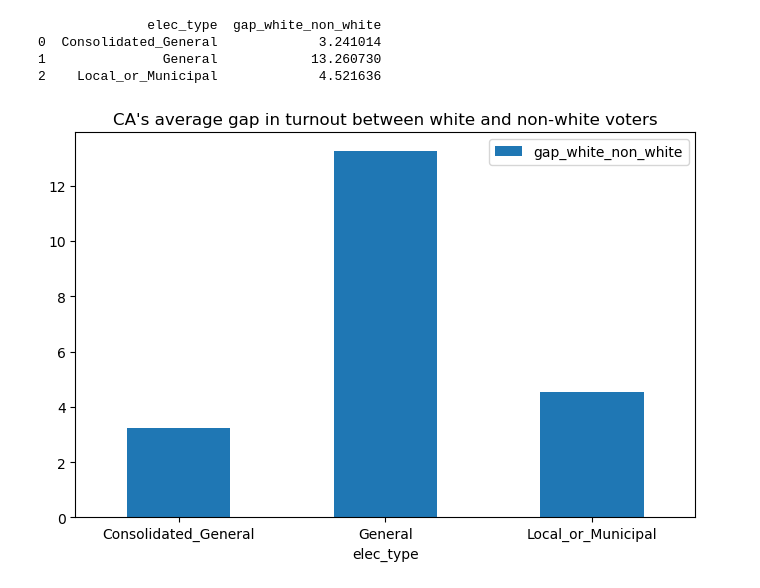
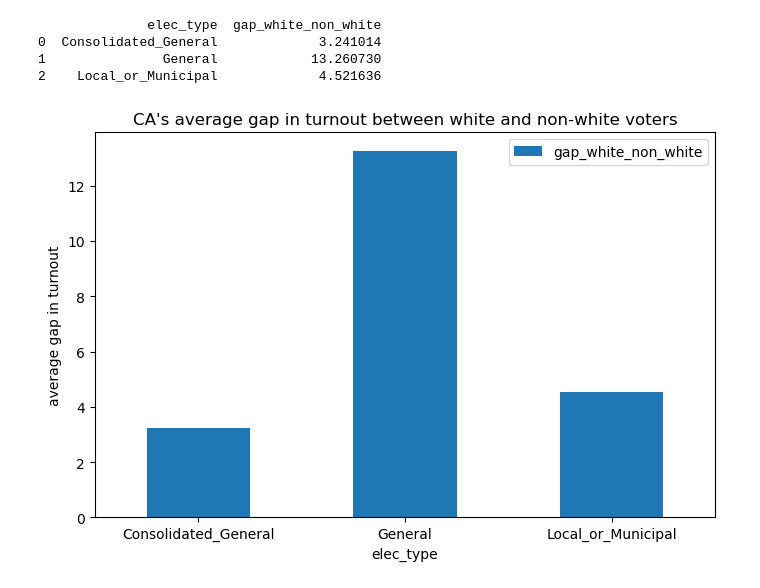
Before and after one commit to jnshzk/capstone, a Jupyter notebook: Visualization_by_race.ipynb, the cells around one changed output. Saved outputs shown, nothing was run; the diff lists cells and outputs as text; code cells hidden in the pictures.

```diff
--- a/Visualization_by_race.ipynb
+++ b/Visualization_by_race.ipynb
@@ -1,3 +1,15 @@
 # %%
 import pandas as pd
 import numpy as np
+# %%
+state = "CA"
+
+if state == "CA":
+    get_rcv_nonrcv = pd.read_csv('../data/ca-cities.csv', usecols = ['RCV', 'city_ascii'])
+else:
+    get_rcv_nonrcv = pd.read_csv('../data/cities.csv', usecols = ['RCV', 'city_ascii'])
+
+get_rcv_nonrcv = get_rcv_nonrcv.rename(columns ={"city_ascii": "Residence_Addresses_City"})
+get_rcv_nonrcv['RCV'] = get_rcv_nonrcv['RCV'].fillna(0)
+print(get_rcv_nonrcv.shape)
+get_rcv_nonrcv.head()
@@ -4,6 +24,4 @@ import numpy as np
 # %%
-state = "CA"
-
 if state == "CA":
     filepath = '../data/VM2--CA--2022-04-25/'
 if state=='CO':
@@ -22,5 +40,9 @@ if state=='VT':
     filepath = '../data/VM2--VT--2022-04-20/'
 
 voter_turnout_merge = pd.read_csv(f'{filepath}voter_turnout_merged_{state}.csv')
+print(voter_turnout_merge.shape)
+
+voter_turnout_merge = voter_turnout_merge.merge(get_rcv_nonrcv, on = "Residence_Addresses_City", how = "inner")
+print(voter_turnout_merge.shape)
 voter_turnout_merge.head()
 # %% [output]
@@ -89,18 +180,23 @@ fig.savefig(f'{filepath}elec_turnout_per_race.jpg')
 -    Bar graph by election type
 # %%
 # sum up total_voters and voted_voters for all races except for white
-non_white_cols = [col for col in voter_turnout_merge_race if "elec_type" not in col and "voters_white" not in col]
 
-for v in ['total_voters_', 'voted_voters_']:
-    voter_turnout_merge_race[v+'non_white'] = voter_turnout_merge_race[[col for col in non_white_cols if v in col ]].sum(axis =1)
+def add_non_white(df):
 
-voter_turnout_merge_race['perc_turnout_non_white'] =  voter_turnout_merge_race['voted_voters_non_white']/voter_turnout_merge_race['total_voters_non_white']*100
+    non_white_cols = [col for col in df if "elec_type" not in col and "voters_white" not in col]
+    for v in ['total_voters_', 'voted_voters_']:
+        df[v+'non_white'] = df[[col for col in non_white_cols if v in col ]].sum(axis =1)
 
-## find the gap of voter's turnout for each record (city, election type and election date levels)
-voter_turnout_merge_race['gap_white_non_white'] = voter_turnout_merge_race['perc_turnout_white']  - voter_turnout_merge_race['perc_turnout_non_white']
+    df['perc_turnout_non_white'] =  df['voted_voters_non_white']/df['total_voters_non_white']*100
 
+    ## find the gap of voter's turnout for each record (city, election type and election date levels)
+    df['gap_white_non_white'] = df['perc_turnout_white']  - df['perc_turnout_non_white']
+
+    return df
 #voter_turnout_merge_race['voted_voters_white']/voter_turnout_merge_race['total_voters_white'] - voter_turnout_merge_race['voted_voters_non_white']/voter_turnout_merge_race['total_voters_non_white'])*100
-voter_turnout_merge_race.head(10)
+voter_turnout_merge_race = add_non_white(voter_turnout_merge_race)
+
+voter_turnout_merge_race.head(5)
 # %% [output]
 A value is trying to be set on a copy of a slice from a DataFrame.
 Try using .loc[row_indexer,col_indexer] = value instead
@@ -145,11 +237,11 @@ print(elec_turnout_per_whiteOrNot)
 # %%
 fig = elec_turnout_per_whiteOrNot.plot(x='elec_type',
                                        kind='bar',
                                        stacked=False,
                                        title=f'{state}\'s average gap in turnout between white and non-white voters',
                                        figsize=(8, 5),
-                                       rot=0).get_figure()
+                                       rot=0, ylabel = "average gap in turnout").get_figure()
 
 fig.savefig(f'{filepath}elec_turnout_per_whiteOrNot.jpg')
 # %% [output]
-[figure, old version]
+[figure, new version]
```
Also changed, not shown: parts of 12 cells of this notebook.
